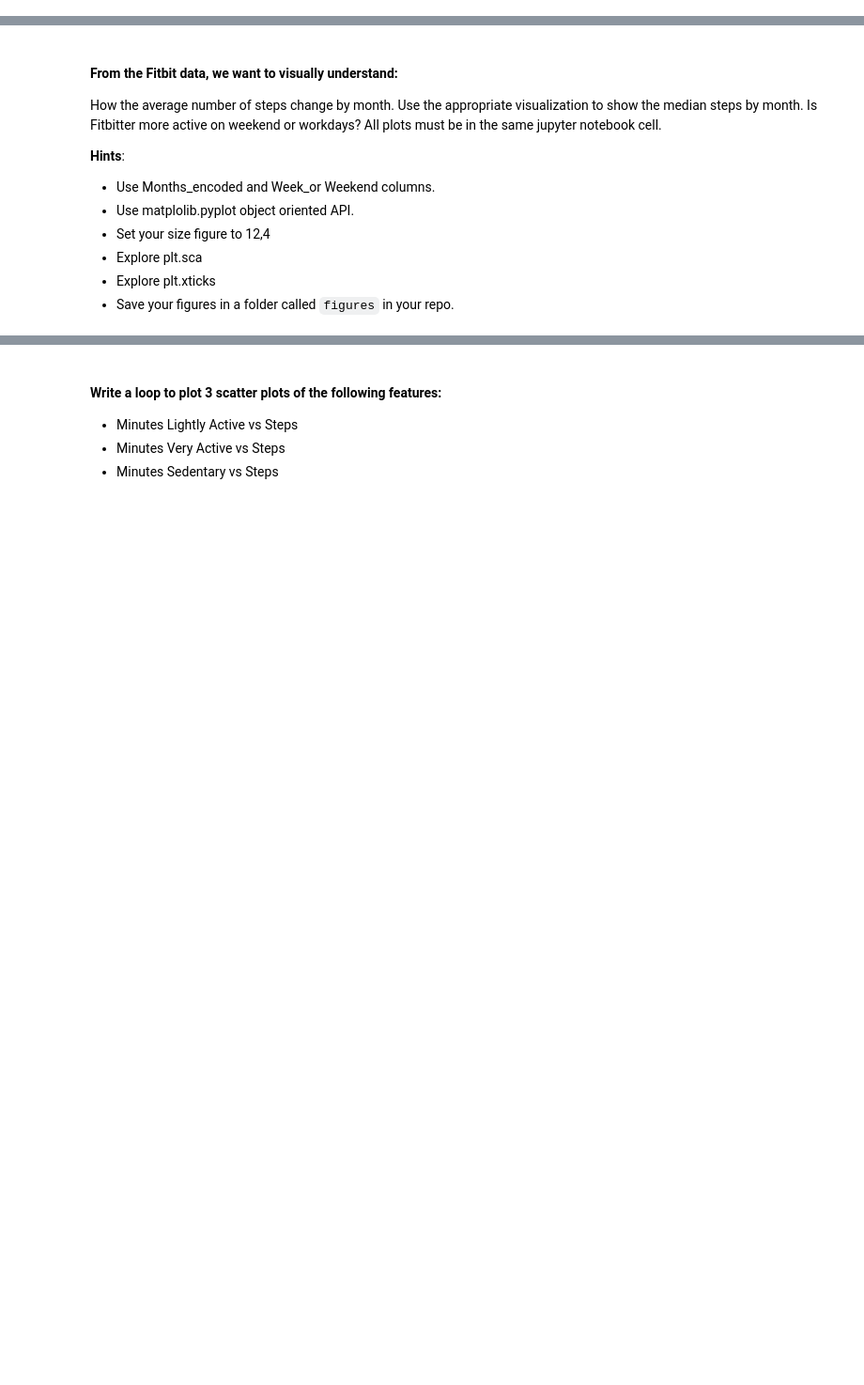
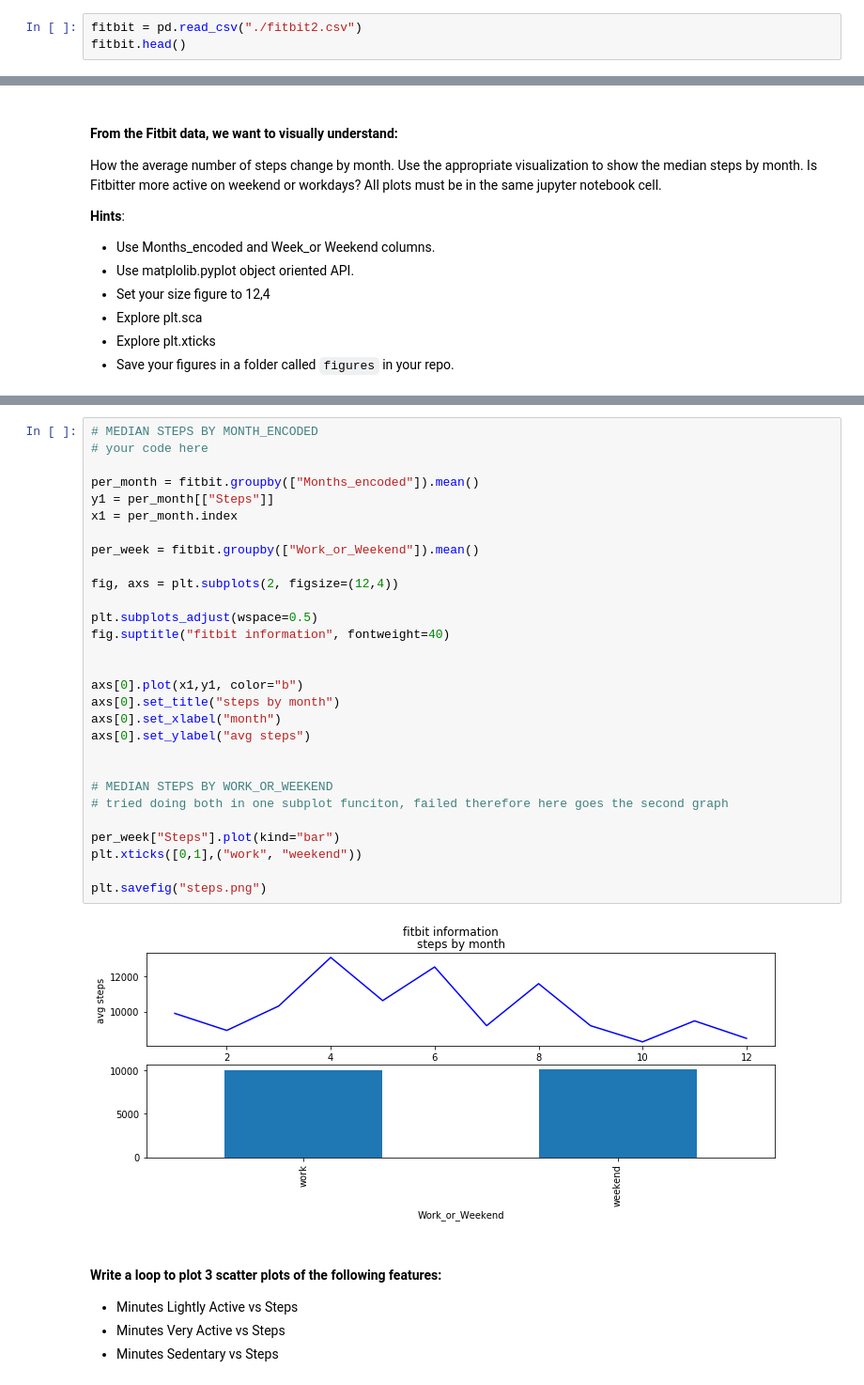
Before and after one commit to FHnt97/lab-matplotlib-seaborn, a Jupyter notebook: your-code/main.ipynb, the cells around one changed output, grey strips where cells are left out. Shown at 94% size. Cells and saved outputs as stored; diff of their text form; blank space fills up the shorter version.

```diff
--- a/your-code/main.ipynb
+++ b/your-code/main.ipynb
@@ -147,0 +146,3 @@ OperationalError: (pymysql.err.OperationalError) (2003, "Can't connect to MySQL
+# %%
+fitbit = pd.read_csv("./fitbit2.csv")
+fitbit.head()
@@ -167,3 +181,34 @@ How the average number of steps change by month. Use the appropriate visualizati
+# %%
+# MEDIAN STEPS BY MONTH_ENCODED
+# your code here
+
+per_month = fitbit.groupby(["Months_encoded"]).mean()
+y1 = per_month[["Steps"]]
+x1 = per_month.index
+
+per_week = fitbit.groupby(["Work_or_Weekend"]).mean()
+
+fig, axs = plt.subplots(2, figsize=(12,4))
+
+plt.subplots_adjust(wspace=0.5)
+fig.suptitle("fitbit information", fontweight=40)
+
+
+axs[0].plot(x1,y1, color="b")
+axs[0].set_title("steps by month")
+axs[0].set_xlabel("month")
+axs[0].set_ylabel("avg steps")
+
+
+# MEDIAN STEPS BY WORK_OR_WEEKEND
+# tried doing both in one subplot funciton, failed therefore here goes the second graph
+
+per_week["Steps"].plot(kind="bar")
+plt.xticks([0,1],("work", "weekend"))
+
+plt.savefig("steps.png")
+# %% [output]
+[figure, added]
 # %% [markdown]
 #### Write a loop to plot 3 scatter plots of the following features:
 
```
Also changed, not shown: parts of 7 cells of this notebook, 2 other files.
